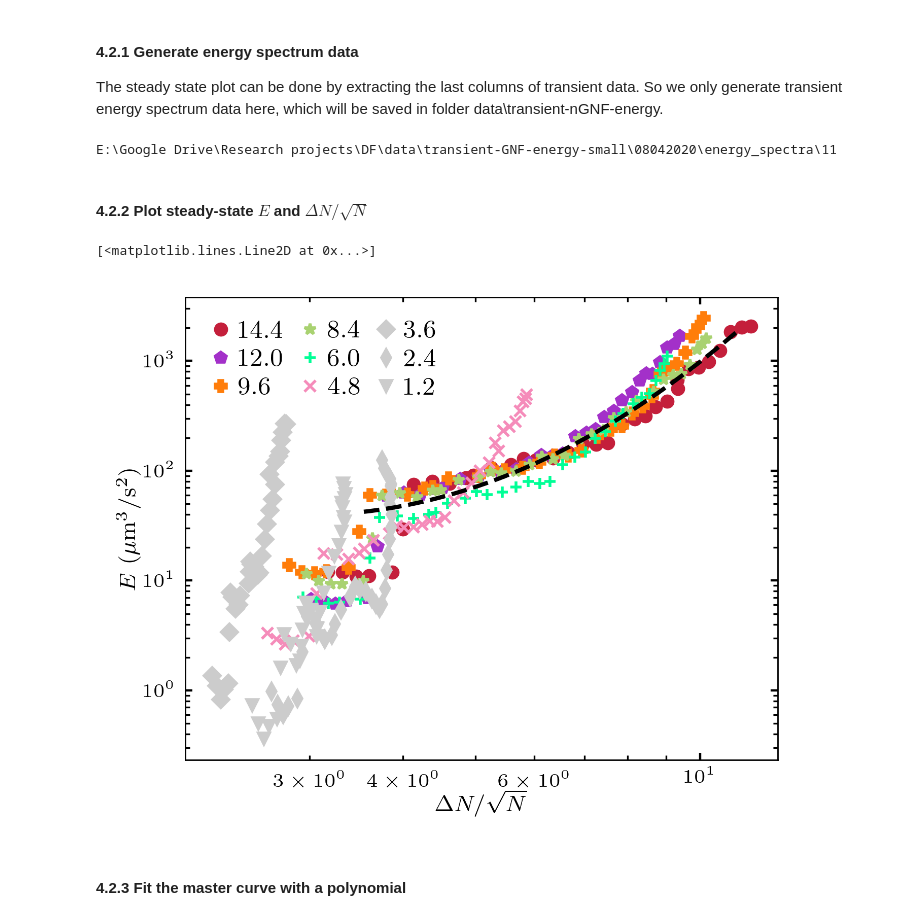
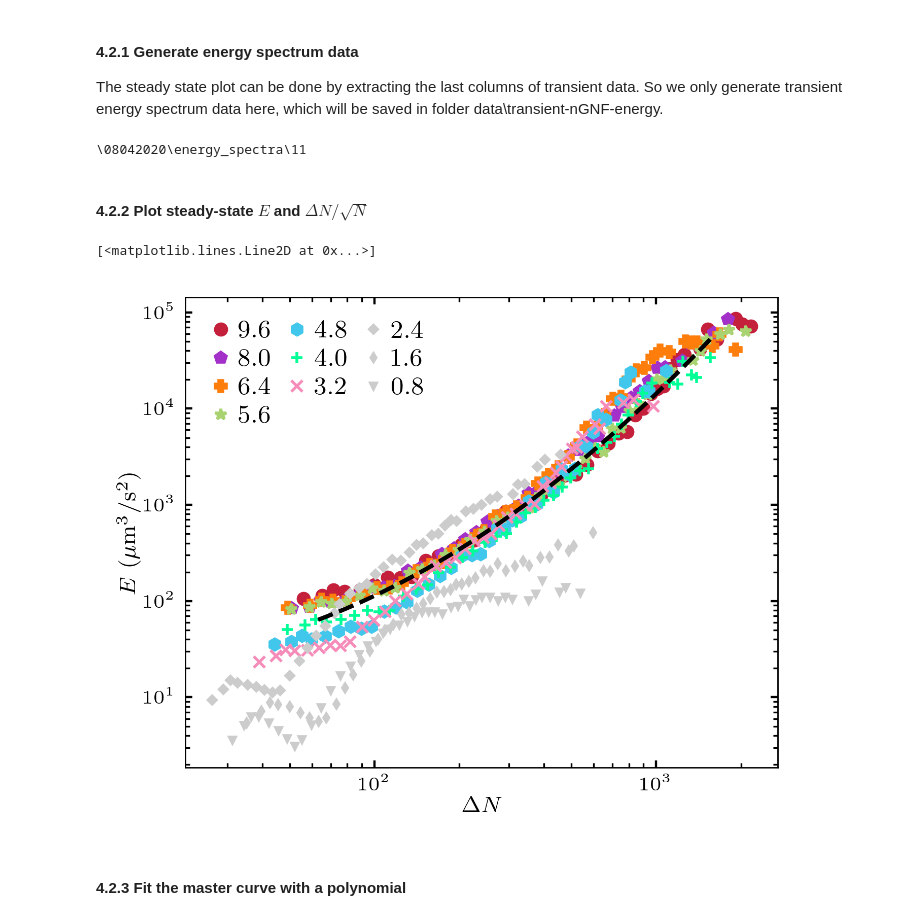
Before and after one commit to ZLoverty/Python, a Jupyter notebook: Correlation/src/fig-5_energy-spectrum.ipynb, the cells around one changed output. Cells and saved outputs as stored; diff of their text form; code cells hidden in the pictures.

```diff
--- a/Correlation/src/fig-5_energy-spectrum.ipynb
+++ b/Correlation/src/fig-5_energy-spectrum.ipynb
@@ -49,10 +49,9 @@ from log import experiment_log
 <font color='red'>**CHECK AND RUN THE BLOCK BELOW TO INITIATE ESSENTIAL VARIABLES**</font>
 # %%
 color_dict, marker_list = unified_symbols() # keep color and symbol consistent across different plot, for same concentrations
-data_master_dir = r'E:\Google Drive' # data folder: Google drive for now, but may change in the future
+data_master_dir = r'I:\Google Drive' # data folder: Google drive for now, but may change in the future
 tm.prl('1-column-2-panel') # control the default plotting configurations, now I realize the parameters should vary from plot to plot
-dirs = data_log_mapping(kw='aug') # video info for GNF raw data, obtained from Aug 3rd to Aug 6th
 log_df = experiment_log()
-n0_to_vf = 0.12 # n0 to volume fraction
+n0_to_vf = 0.08 # n0 to volume fraction
 # %% [output]
 -------The log looks OK!--------
@@ -470,62 +476,62 @@ d = 10 * 0.33 # um, PIV step size
 for c, f, sn in zip(conc, folders, sample_num):
     for n in sn:
         # determine paramters of function construct_spectra_series
-        data_gnf_sample = pd.read_csv(os.path.join(data_master_dir, r'Research projects\DF\data\transient-GNF-energy-small',
+        data_gnf_sample = pd.read_csv(os.path.join(data_master_dir, r'Research projects\DF\data\transient-GNF-energy-dN',
                                                    r'{0}\df2_kinetics\{1:02d}\nGNF_data.csv'.format(f, n))).set_index('l_r')
         bins = 2 * np.pi / (np.concatenate(([0.1], (np.array(data_gnf_sample.index)))) ** 0.5 * lb)
         t_list = data_gnf_sample.keys().astype('int')
-        piv_folder = r'E:\moreData\{0}\piv_step_10\{1:02d}'.format(f, n)
+        piv_folder = r'I:\moreData\{0}\piv_step_10\{1:02d}'.format(f, n)
         # call function construct_spectra_series()
         es_series = construct_spectra_series(piv_folder, t_list, bins, d=d)
-        dest_folder = os.path.join(data_master_dir, r'Research projects\DF\data\transient-GNF-energy-small',
+        dest_folder = os.path.join(data_master_dir, r'Research projects\DF\data\transient-GNF-energy-dN',
                                                    r'{0}\energy_spectra\{1:02d}'.format(f, n))
         if os.path.exists(dest_folder) == False:
             os.makedirs(dest_folder)
         es_series.to_csv(os.path.join(dest_folder, 'energy_spectra.csv'))
-        print(dest_folder.replace(os.path.join(data_master_dir, r'Research projects\DF\data\transient-nGNF-energy'), ''))
+        print(dest_folder.replace(os.path.join(data_master_dir, r'Research projects\DF\data\transient-GNF-energy-dN'), ''))
         clear_output(wait=True)
 # %% [output]
-E:\Google Drive\Research projects\DF\data\transient-GNF-energy-small\08042020\energy_spectra\11
+\08042020\energy_spectra\11
 # %% [markdown]
 #### 4.2.2 Plot steady-state $E$ and $\Delta N / \sqrt N$
 # %%
 conc, folders, sample_num = tentative_log()
 gnf_master_file = os.path.join(data_master_dir,
-                               r'Research projects\DF\data\transient-GNF-energy-small\{0}\df2_kinetics\{1:02d}\nGNF_data.csv')
+                               r'Research projects\DF\data\transient-GNF-energy-dN\{0}\df2_kinetics\{1:02d}\nGNF_data.csv')
 es_master_file = os.path.join(data_master_dir,
-                               r'Research projects\DF\data\transient-GNF-energy-small\{0}\energy_spectra\{1:02d}\energy_spectra.csv')
-bounds = [0, 200]
+                               r'Research projects\DF\data\transient-GNF-energy-dN\{0}\energy_spectra\{1:02d}\energy_spectra.csv')
+bounds = [10, 3000]
 
 fig, ax = plt.subplots(figsize=(3.5, 2.8))
 for c, f, sn in zip(conc, folders, sample_num):
     n = sn[2]
     gnf_data = pd.read_csv(gnf_master_file.format(f, n)).set_index('l_r')[bounds[0]: bounds[1]]
     es_data = pd.read_csv(es_master_file.format(f, n)).set_index('l_r')[bounds[0]: bounds[1]]
     gnf_plot = gnf_data.drop(labels=gnf_data.keys()[:-15], axis=1).mean(axis=1)
     es_plot = es_data.drop(labels=es_data.keys()[:-15], axis=1).mean(axis=1)
-    if c > 30 and c != 85 and c != 60:
+    if c > 30 and c != 85: # and c != 60:
         ax.plot(gnf_plot, es_plot,
                 ls='', marker=marker_list[color_dict[str(c)]], markersize=4,
                 color=wowcolor(color_dict[str(c)]), label='{:.1f}'.format(c*n0_to_vf))
     elif c <= 30:
         ax.plot(gnf_plot, es_plot,
-                ls='', marker=marker_list[color_dict[str(c)]], markersize=4,
+                ls='', marker=marker_list[color_dict[str(c)]], markersize=2,
                 color=(0.8, 0.8, 0.8), label='{:.1f}'.format(c*n0_to_vf))
 ax.loglog()
 ax.legend(ncol=3, loc='upper left', fontsize=9)
-ax.set_xlabel('$\Delta N/\sqrt N$')
+ax.set_xlabel('$\Delta N$')
 ax.set_ylabel('$E$ ($\mu$m$^3$/s$^2$)')
 plt.tight_layout()
 
 # fitting curve
-p = np.array([ 2.1975717 , -4.80505453,  6.30632444])
-x = np.logspace(0.55, 1.05)
+p = np.array([ 0.30918824, -1.45846505,  4.89021747])
+x = np.logspace(1.8, 3.2)
 logx = np.log(x)
 y = np.exp(p[0]*logx**2 + p[1]*logx + p[2])
 ax.plot(x, y, ls='--', lw=1.5, color='black')
 # %% [output]
 [<matplotlib.lines.Line2D at 0x...>]
-[figure, old version]
+[figure, new version]
 # %% [markdown]
 #### 4.2.3 Fit the master curve with a polynomial
 # %%
```
Also changed, not shown: parts of 5 cells of this notebook, 3 other files.
